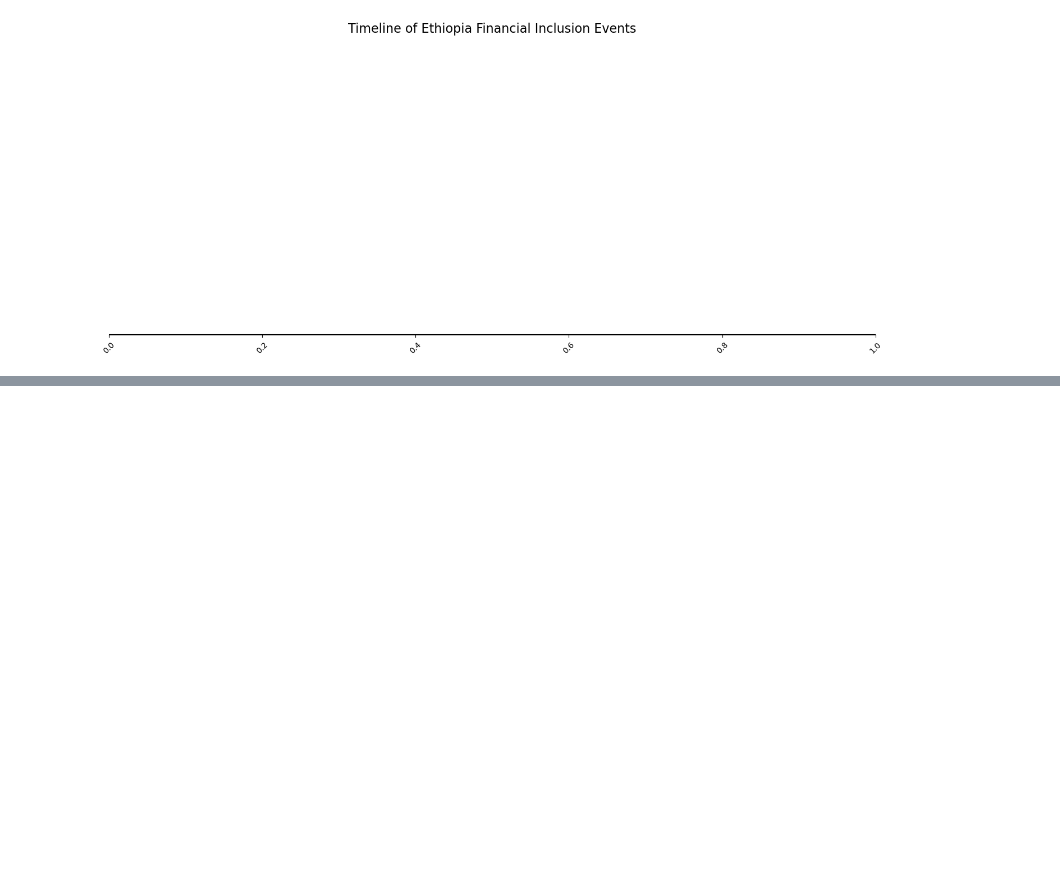
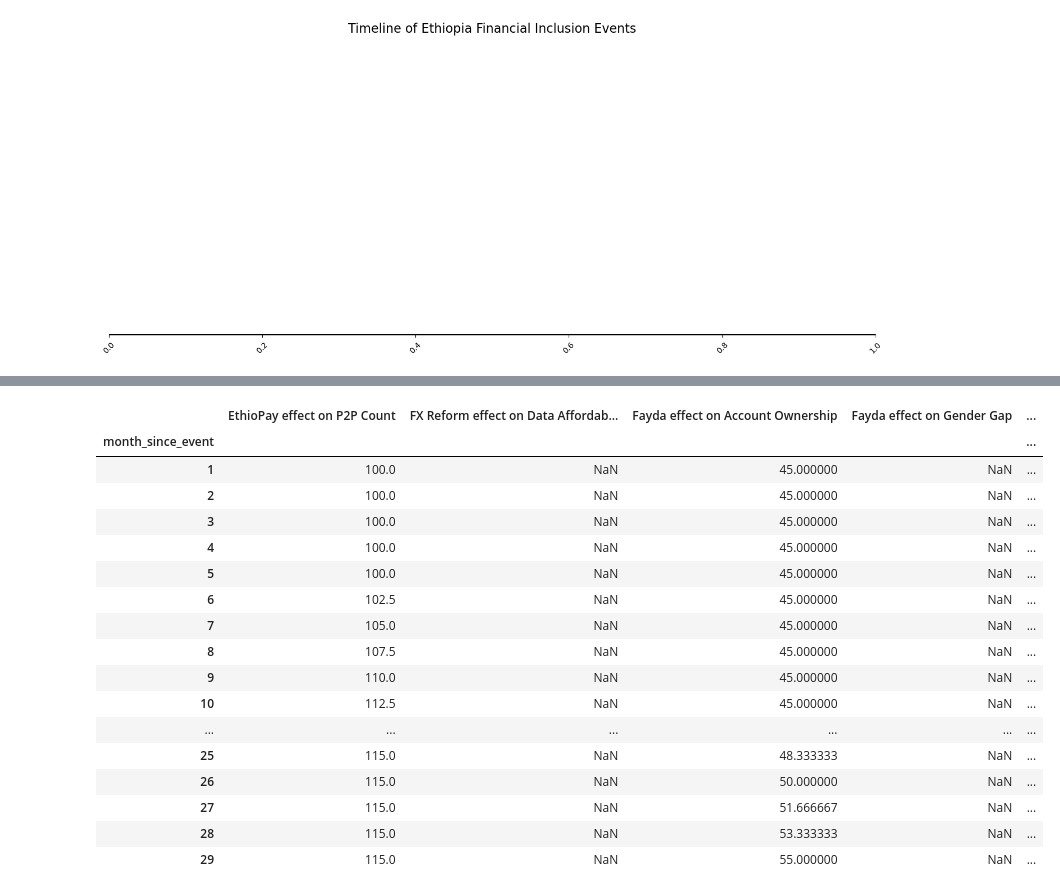
Before and after one commit to zenawitkmariam/ethiopia-fi-forcast, a Jupyter notebook: notebooks/DataExploration.ipynb, the cells around one changed output, grey strips where cells are left out. Cells and saved outputs as stored; diff of their text form; code cells hidden in the pictures; blank space fills up the shorter version.

```diff
--- a/notebooks/DataExploration.ipynb
+++ b/notebooks/DataExploration.ipynb
@@ -404,0 +559,61 @@ plt.show()
+# %%
+impact_agg["effect_duration_months"] = impact_agg["impact_magnitude"].map({
+    "low": 3,
+    "medium": 6,
+    "high": 12
+})
+# %%
+rows = []
+
+for _, row in impact_agg.iterrows():
+    monthly_effect = row["signed_impact"] / row["effect_duration_months"]
+
+    for m in range(int(row["avg_lag_months"]),
+                   int(row["avg_lag_months"] + row["effect_duration_months"])):
+
+        rows.append({
+            "event_name": row["event_name"],
+            "indicator": row["affected_indicator"],
+            "month_since_event": m,
+            "monthly_effect": monthly_effect
+        })
+
+df_time_effects = pd.DataFrame(rows)
+# %%
+event_indicator_matrix = (
+    df_time_effects
+    .pivot_table(
+        index="month_since_event",
+        columns="indicator",
+        values="monthly_effect",
+        aggfunc="sum"
+    )
+    .fillna(0)
+)
+# %%
+baseline = {
+    "Fayda effect on Account Ownership": 45,
+    "EthioPay effect on P2P Count": 100,
+}
+# %%
+indicator_projection = event_indicator_matrix.cumsum() + pd.Series(baseline)
+indicator_projection
+# %% [output]
+|  | EthioPay effect on P2P Count | FX Reform effect on Data Affordab... | Fayda effect on Account Ownership | Fayda effect on Gender Gap | ... |
+| month_since_event |  |  |  |  | ... |
+| 1 | 100.0 | NaN | 45.000000 | NaN | ... |
+| 2 | 100.0 | NaN | 45.000000 | NaN | ... |
+| 3 | 100.0 | NaN | 45.000000 | NaN | ... |
+| 4 | 100.0 | NaN | 45.000000 | NaN | ... |
+| 5 | 100.0 | NaN | 45.000000 | NaN | ... |
+| 6 | 102.5 | NaN | 45.000000 | NaN | ... |
+| 7 | 105.0 | NaN | 45.000000 | NaN | ... |
+| 8 | 107.5 | NaN | 45.000000 | NaN | ... |
+| 9 | 110.0 | NaN | 45.000000 | NaN | ... |
+| 10 | 112.5 | NaN | 45.000000 | NaN | ... |
+| ... | ... | ... | ... | ... | ... |
+| 25 | 115.0 | NaN | 48.333333 | NaN | ... |
+| 26 | 115.0 | NaN | 50.000000 | NaN | ... |
+| 27 | 115.0 | NaN | 51.666667 | NaN | ... |
+| 28 | 115.0 | NaN | 53.333333 | NaN | ... |
+| 29 | 115.0 | NaN | 55.000000 | NaN | ... |
```
Also changed, not shown: parts of 6 cells of this notebook.
